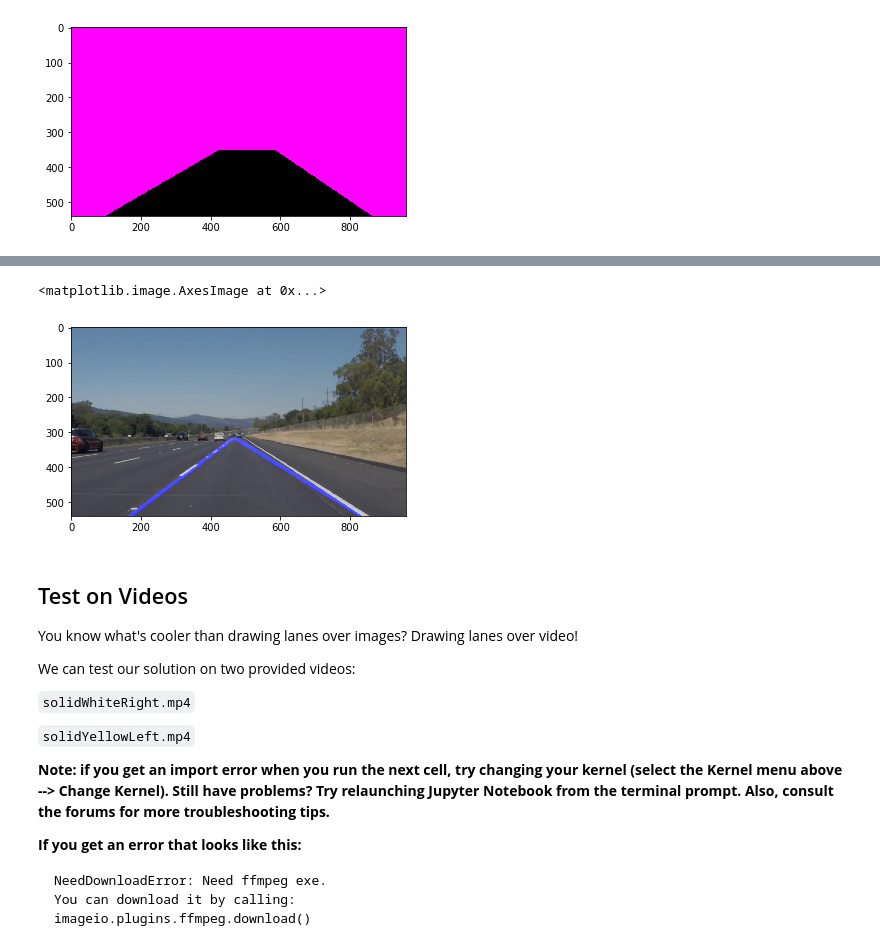
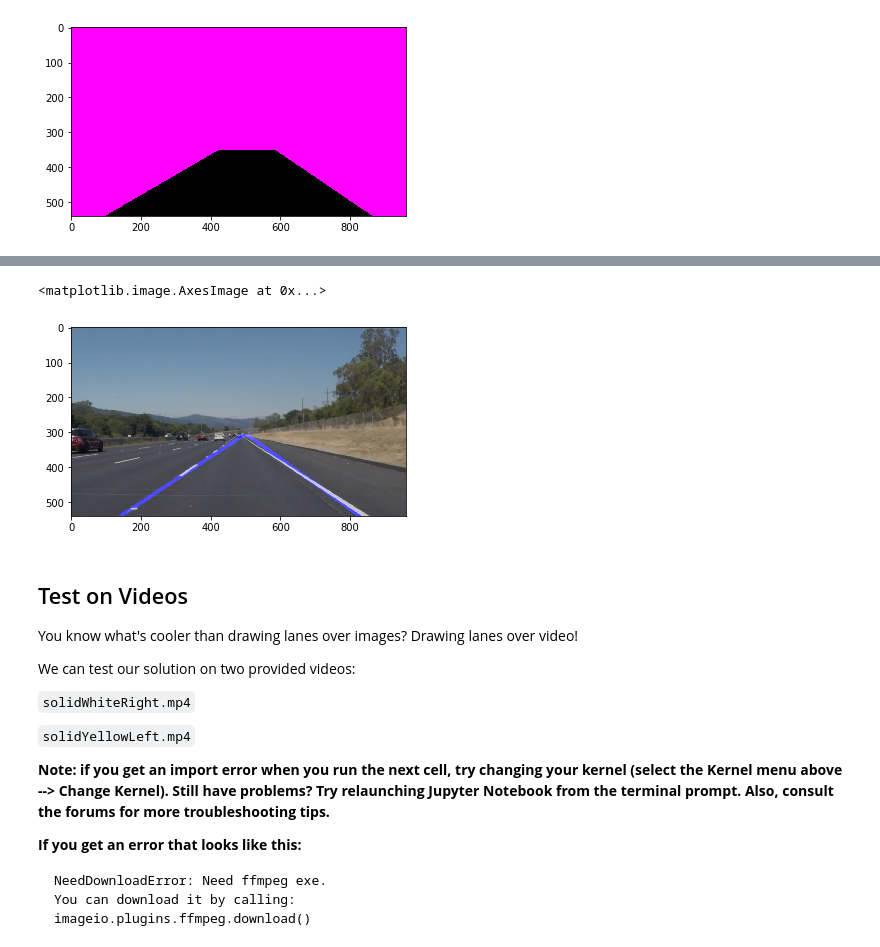
Before and after one commit to KSHIBA-HHQ/udacity-prj01, a Jupyter notebook: CarND-LaneLines-P1-master/P1.ipynb, the cells around one changed output, grey strips where cells are left out. Drawn from its saved outputs; the diff is of its cells as text; code cells hidden in the pictures.

```diff
--- a/CarND-LaneLines-P1-master/P1.ipynb
+++ b/CarND-LaneLines-P1-master/P1.ipynb
@@ -41,6 +41,20 @@ Let's have a look at our first image called 'test_images/solidWhiteRight.jpg'.
 # %% [markdown]
 ## Import Packages
 # %%
+
+global x0L,x1L,y0L,y1L,rdL,x0R,x1R,y0R,y1R,rdR
+x0L,x1L,y0L,y1L,rdL,x0R,x1R,y0R,y1R,rdR=0,0, 0,0, 0,0, 0,0, 0,0
+global loopL,loopR
+loopL=loopR=0
+
+global check_image00
+global check_image01
+global check_image02
+global check_rgn_image
+global check_rgn_image2
+global line_image
+global combo
+
 #importing some useful packages
 import matplotlib.pyplot as plt
 import matplotlib.image as mpimg
@@ -193,10 +196,4 @@ os.listdir("test_images/")
 Build the pipeline and run your solution on all test_images. Make copies into the `test_images_output` directory, and you can use the images in your writeup report.
 
 Try tuning the various parameters, especially the low and high Canny thresholds as well as the Hough lines parameters.
-# %%
-# TODO: Build your pipeline that will draw lane lines on the test_images
-# then save them to the test_images directory.
-
-import numpy as np
-image = mpimg.imread('test_images/solidWhiteRight.jpg')
 # %%
@@ -353,3 +491,8 @@ check_image02 = cv2.addWeighted(image, 0.8, line_image, 1, 0)
+# %%
+import os
+os.listdir("test_images/")
+
+result  = kshiba_image(image)
 # %%
 
 plt.imshow(check_image00)
@@ -474,9 +527,8 @@ plt.imshow(line_image)
-# %%
-
-plt.imshow(combo)
-# %% [output]
-<matplotlib.image.AxesImage at 0x...>
-[figure, removed]
+# %%
+plt.imshow(result)
+# %% [output]
+<matplotlib.image.AxesImage at 0x...>
+[figure, added]
 # %% [markdown]
 ## Test on Videos
 
```
Also changed, not shown: parts of 13 cells of this notebook.
